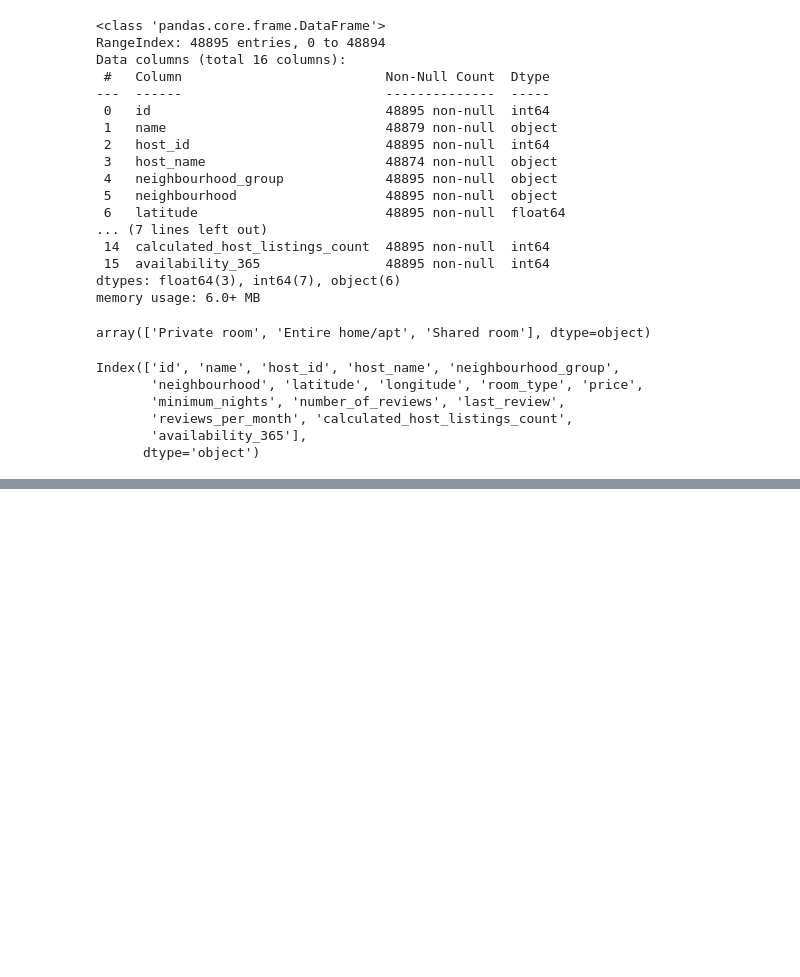
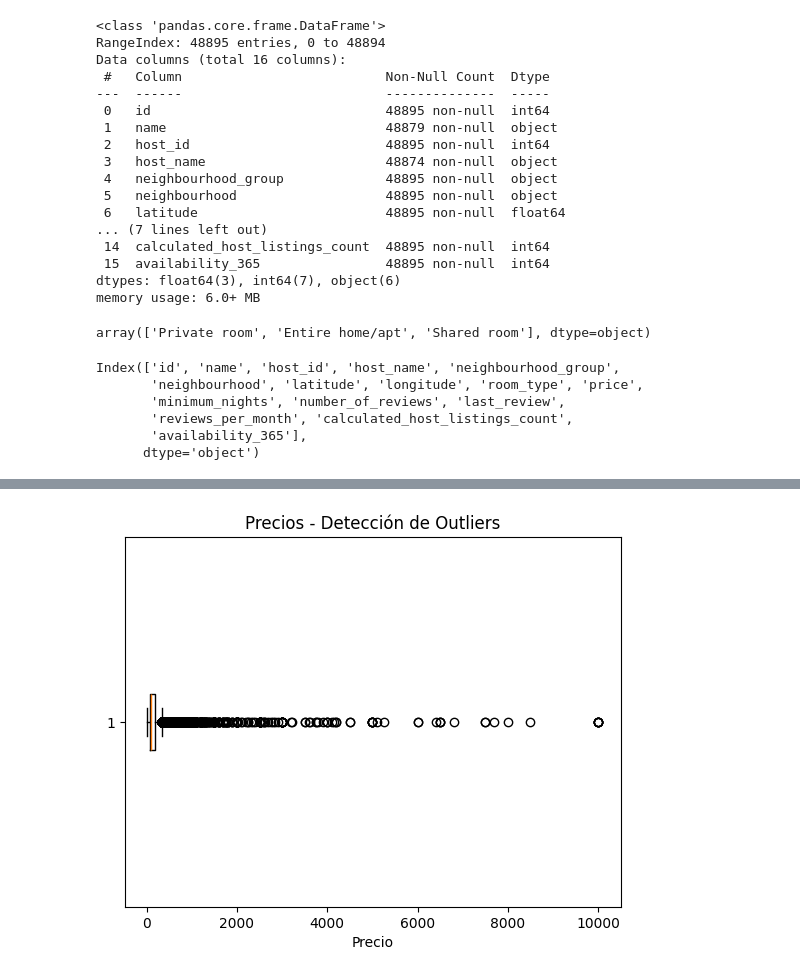
Before and after one commit to 4GeeksAcademy/Gabriel-De-Almeida-Santos-machine-learning-python-template, a Jupyter notebook: src/explore.ipynb, the cells around one changed output, grey strips where cells are left out. Cells and saved outputs as stored; diff of their text form; code cells hidden in the pictures; blank space fills up the shorter version.

```diff
--- a/src/explore.ipynb
+++ b/src/explore.ipynb
@@ -69,0 +124,7 @@ TypeError: 'method' object is not subscriptable
+# %%
+plt.boxplot(df['price'], vert=False)
+plt.title("Precios - Detección de Outliers")
+plt.xlabel("Precio")
+plt.show()
+# %% [output]
+[figure, added]
```
Also changed, not shown: parts of 11 cells of this notebook.
